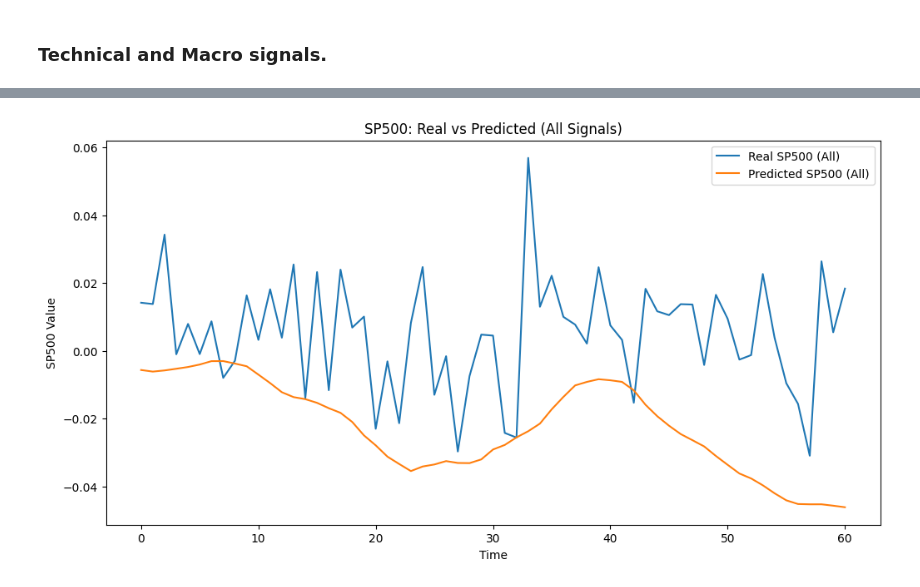
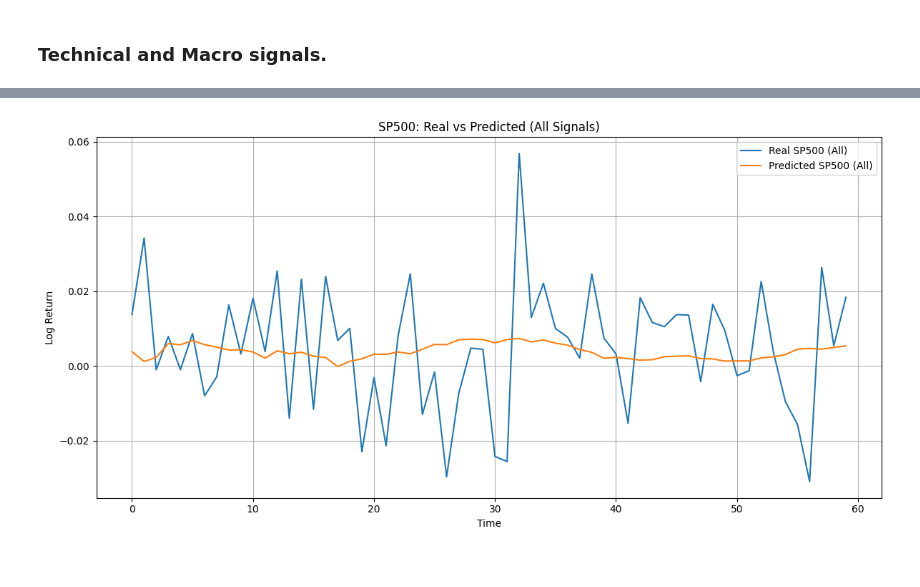
Before and after one commit to sequeiragui/Stock-Trading, a Jupyter notebook: models/lstm_training.ipynb, the cells around one changed output, grey strips where cells are left out. Drawn from its saved outputs; the diff is of its cells as text; code cells hidden in the pictures.

```diff
--- a/models/lstm_training.ipynb
+++ b/models/lstm_training.ipynb
@@ -84,12 +163,0 @@ X_technical_seq, y_technical_seq = create_sequences(X_technical_scaled, y_scaled
-# %%
-def train_val_test_split(X, y, train_ratio=0.7, val_ratio=0.15):
-    total = X.shape[0]
-    train_end = int(total * train_ratio)
-    val_end = int(total * (train_ratio + val_ratio))
-
-    X_train, y_train = X[:train_end], y[:train_end]
-    X_val, y_val = X[train_end:val_end], y[train_end:val_end]
-    X_test, y_test = X[val_end:], y[val_end:]
-    return X_train, y_train, X_val, y_val, X_test, y_test
-
-X_train, y_train, X_val, y_val, X_test, y_test = train_val_test_split(X_macro_seq, y_macro_seq)
@@ -304,58 +336,69 @@ Directional Accuracy (Technical): 56.67%
 # %%
 features = macro_features + technical_features
 X_all = df[features].values
+y_all = df[[target]].values
+
+X_all_seq_raw, y_all_seq_raw = create_sequences(X_all, y_all, seq_length=20)
+
+X_train_raw, y_train_raw, X_val_raw, y_val_raw, X_test_raw, y_test_raw = train_val_test_split(
+    X_all_seq_raw, y_all_seq_raw
+)
+
 scaler_all = MinMaxScaler()
-X_all_scaled = scaler_all.fit_transform(X_all)
+X_train_flat = X_train_raw.reshape(-1, X_train_raw.shape[-1])
+X_train_scaled = scaler_all.fit_transform(X_train_flat).reshape(X_train_raw.shape)
+X_val_scaled = scaler_all.transform(X_val_raw.reshape(-1, X_val_raw.shape[-1])).reshape(X_val_raw.shape)
+X_test_scaled = scaler_all.transform(X_test_raw.reshape(-1, X_test_raw.shape[-1])).reshape(X_test_raw.shape)
 
-X_all_seq, y_all_seq = create_sequences(X_all_scaled, y_scaled, seq_length)
-X_train_all, y_train_all, X_val_all, y_val_all, X_test_all, y_test_all = train_val_test_split(X_all_seq, y_all_seq)
-input_size_all = X_all_seq.shape[2]
+y_scaler = MinMaxScaler()
+y_train_scaled = y_scaler.fit_transform(y_train_raw)
+y_val_scaled = y_scaler.transform(y_val_raw)
+y_test_scaled = y_scaler.transform(y_test_raw)
+
+X_train_all = torch.tensor(X_train_scaled, dtype=torch.float32)
+y_train_all = torch.tensor(y_train_scaled, dtype=torch.float32)
+X_val_all = torch.tensor(X_val_scaled, dtype=torch.float32)
+y_val_all = torch.tensor(y_val_scaled, dtype=torch.float32)
+X_test_all = torch.tensor(X_test_scaled, dtype=torch.float32)
+y_test_all = torch.tensor(y_test_scaled, dtype=torch.float32)
+
+input_size_all = X_train_all.shape[2]
 model_all = LSTMModel(input_size=input_size_all, hidden_size=64, output_size=1)
 
 criterion_all = nn.MSELoss()
 optimizer_all = torch.optim.Adam(model_all.parameters(), lr=0.001)
-train_losses_all = []
-val_losses_all = []
-test_losses_all = []
 
 train_loader_all = DataLoader(TensorDataset(X_train_all, y_train_all), batch_size=16, shuffle=True)
 val_loader_all = DataLoader(TensorDataset(X_val_all, y_val_all), batch_size=16)
 test_loader_all = DataLoader(TensorDataset(X_test_all, y_test_all), batch_size=16, shuffle=False)
 
+train_losses_all, val_losses_all, test_losses_all = [], [], []
+
 for epoch in range(100):
     model_all.train()
-    total_train_loss_all = 0
+    total_train_loss = 0
     for xb, yb in train_loader_all:
         optimizer_all.zero_grad()
         pred = model_all(xb)
         loss = criterion_all(pred.squeeze(), yb.squeeze())
         loss.backward()
         optimizer_all.step()
-        total_train_loss_all += loss.item()
-    train_losses_all.append(total_train_loss_all / len(train_loader_all))
+        total_train_loss += loss.item()
+    train_losses_all.append(total_train_loss / len(train_loader_all))
 
     model_all.eval()
-    val_loss_all = 0
     with torch.no_grad():
-        for xb, yb in val_loader_all:
-            pred = model_all(xb)
-            val_loss_all += criterion_all(pred.squeeze(), yb.squeeze()).item()
-    val_losses_all.append(val_loss_all / len(val_loader_all))
+        val_loss = sum(criterion_all(model_all(xb).squeeze(), yb.squeeze()).item() for xb, yb in val_loader_all) / len(val_loader_all)
+        test_loss = sum(criterion_all(model_all(xb).squeeze(), yb.squeeze()).item() for xb, yb in test_loader_all) / len(test_loader_all)
+    val_losses_all.append(val_loss)
+    test_losses_all.append(test_loss)
 
-    test_loss_all = 0
-    with torch.no_grad():
-        for xb, yb in test_loader_all:
-            pred = model_all(xb)
-            test_loss_all += criterion_all(pred.squeeze(), yb.squeeze()).item()
-    test_losses_all.append(test_loss_all / len(test_loader_all))
+    print(f"Epoch {epoch+1}: Train={train_losses_all[-1]:.4f}, Val={val_loss:.4f}, Test={test_loss:.4f}")
 
-    print(f"Epoch {epoch+1}: Train={train_losses_all[-1]:.4f}, Val={val_losses_all[-1]:.4f}, Test={test_losses_all[-1]:.4f}")
-
-epochs_all = list(range(1, len(train_losses_all) + 1))
 plt.figure(figsize=(10, 6))
-plt.plot(epochs_all, train_losses_all, label='Train Loss (All)')
-plt.plot(epochs_all, val_losses_all, label='Validation Loss (All)')
-plt.plot(epochs_all, test_losses_all, label='Test Loss (All)')
+plt.plot(train_losses_all, label='Train Loss (All)')
+plt.plot(val_losses_all, label='Validation Loss (All)')
+plt.plot(test_losses_all, label='Test Loss (All)')
 plt.title("LSTM Loss Curve (All Signals)")
 plt.xlabel("Epoch")
 plt.ylabel("MSE Loss")
@@ -368,22 +411,22 @@ model_all.eval()
 with torch.no_grad():
     preds_all = model_all(X_test_all).cpu().numpy()
 
-sp500_real_all = y_scaler.inverse_transform(y_test_all.cpu().numpy())
-sp500_pred_all = y_scaler.inverse_transform(preds_all)
+sp500_real_all = y_scaler.inverse_transform(y_test_all.cpu().numpy()).flatten()
+sp500_pred_all = y_scaler.inverse_transform(preds_all).flatten()
 
 plt.figure(figsize=(12, 6))
 plt.plot(sp500_real_all, label='Real SP500 (All)')
 plt.plot(sp500_pred_all, label='Predicted SP500 (All)')
 plt.title('SP500: Real vs Predicted (All Signals)')
 plt.xlabel('Time')
-plt.ylabel('SP500 Value')
+plt.ylabel('Log Return')
 plt.legend()
+plt.grid(True)
+plt.tight_layout()
 plt.show()
 
-real_all = sp500_real_all.flatten()
-pred_all = sp500_pred_all.flatten()
-real_diff_all = np.sign(np.diff(real_all))
-pred_diff_all = np.sign(np.diff(pred_all))
+real_diff_all = np.sign(np.diff(sp500_real_all))
+pred_diff_all = np.sign(np.diff(sp500_pred_all))
 directional_accuracy_all = np.mean(real_diff_all == pred_diff_all)
 print(f"Directional Accuracy (All): {directional_accuracy_all:.2%}")
 
@@ -410 +453 @@ Epoch 100: Train=0.0101, Val=0.0133, Test=0.0150
-[figure, old version]
+[figure, new version]
```
Also changed, not shown: parts of 9 cells of this notebook, 14 other files.
